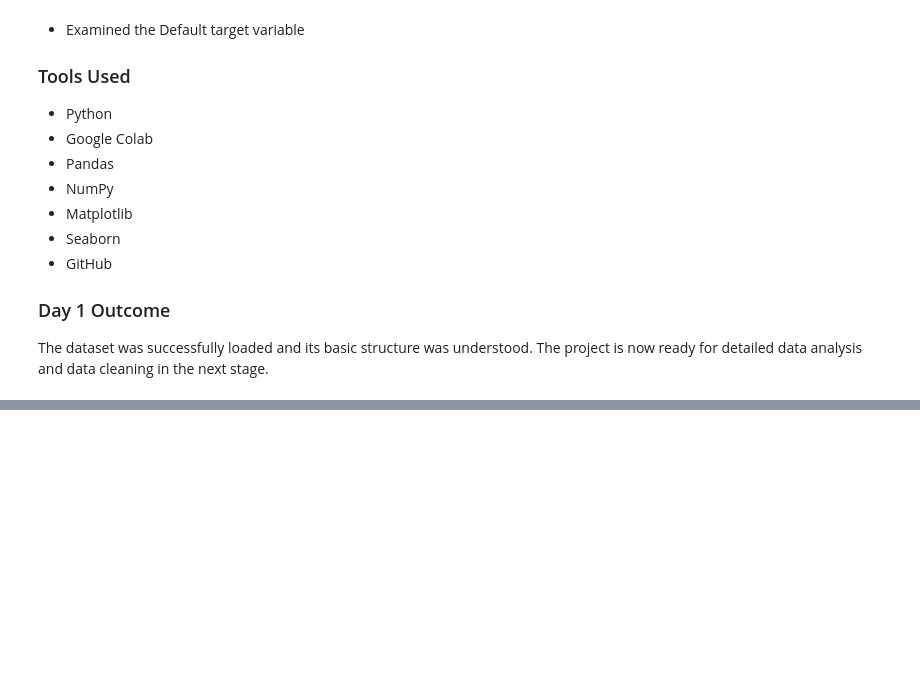
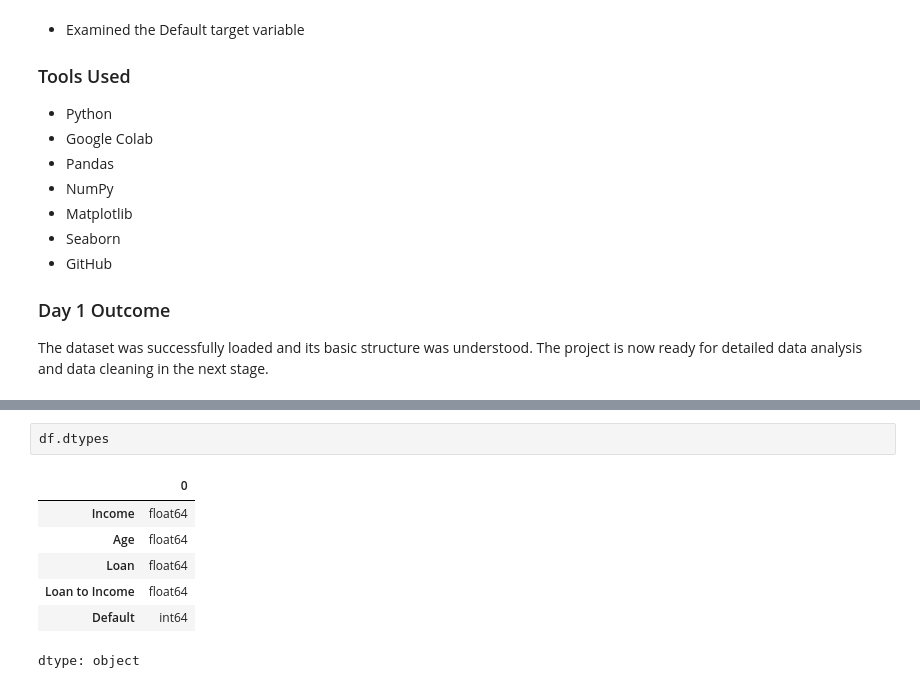
Before and after one commit to amisharout716-svg/Credit-Card-Default-, a Jupyter notebook: Credit_Card_Default_Prediction.ipynb, the cells around one changed output, grey strips where cells are left out. Cells and saved outputs as stored; diff of their text form; blank space fills up the shorter version.

```diff
--- a/Credit_Card_Default_Prediction.ipynb
+++ b/Credit_Card_Default_Prediction.ipynb
@@ -183,0 +241,10 @@ and data cleaning in the next stage.
+# %%
+df.dtypes
+# %% [output]
+|  | 0 |
+| Income | float64 |
+| Age | float64 |
+| Loan | float64 |
+| Loan to Income | float64 |
+| Default | int64 |
+dtype: object
```
Also changed, not shown: parts of 22 cells of this notebook.
